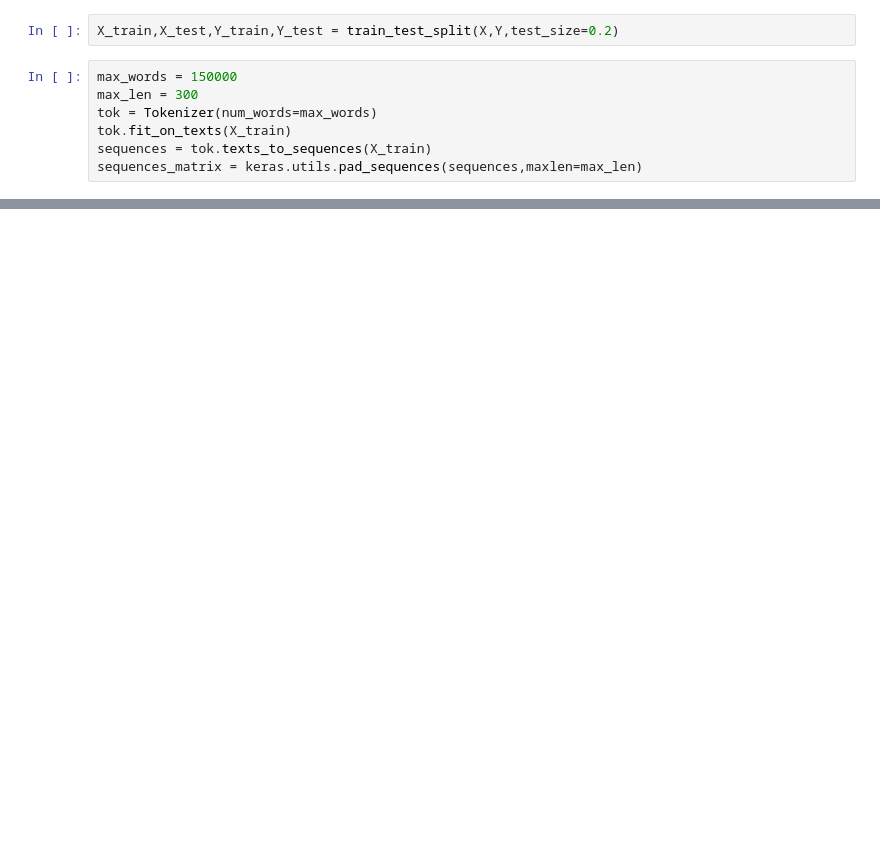
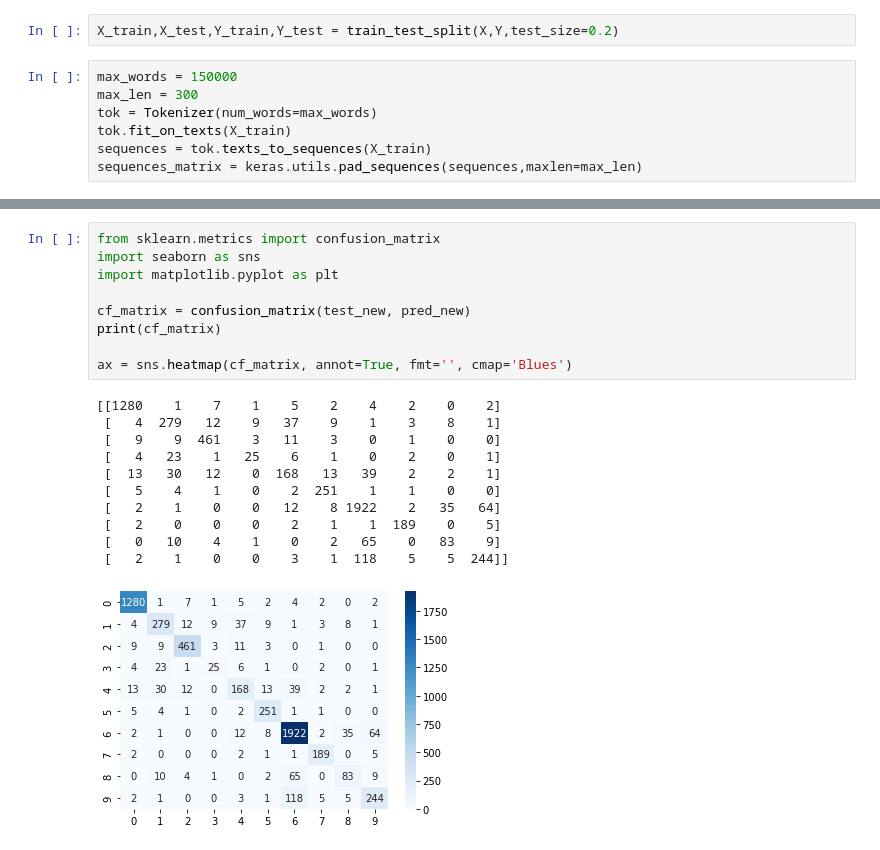
Before and after one commit to anilsenay/CSE4095S22_Grp4, a Jupyter notebook: Delivery 4/lstm_iteration4.ipynb, the cells around one changed output, grey strips where cells are left out. Saved outputs shown, nothing was run; the diff lists cells and outputs as text; blank space fills up the shorter version.

```diff
--- a/Delivery 4/lstm_iteration4.ipynb
+++ b/Delivery 4/lstm_iteration4.ipynb
@@ -84,0 +179,21 @@ Epoch 2/20
+# %%
+from sklearn.metrics import confusion_matrix
+import seaborn as sns
+import matplotlib.pyplot as plt
+
+cf_matrix = confusion_matrix(test_new, pred_new)
+print(cf_matrix)
+
+ax = sns.heatmap(cf_matrix, annot=True, fmt='', cmap='Blues')
+# %% [output]
+[[1280    1    7    1    5    2    4    2    0    2]
+ [   4  279   12    9   37    9    1    3    8    1]
+ [   9    9  461    3   11    3    0    1    0    0]
+ [   4   23    1   25    6    1    0    2    0    1]
+ [  13   30   12    0  168   13   39    2    2    1]
+ [   5    4    1    0    2  251    1    1    0    0]
+ [   2    1    0    0   12    8 1922    2   35   64]
+ [   2    0    0    0    2    1    1  189    0    5]
+ [   0   10    4    1    0    2   65    0   83    9]
+ [   2    1    0    0    3    1  118    5    5  244]]
+[figure, added]
```
Also changed, not shown: parts of 13 cells of this notebook, 2 other files.
